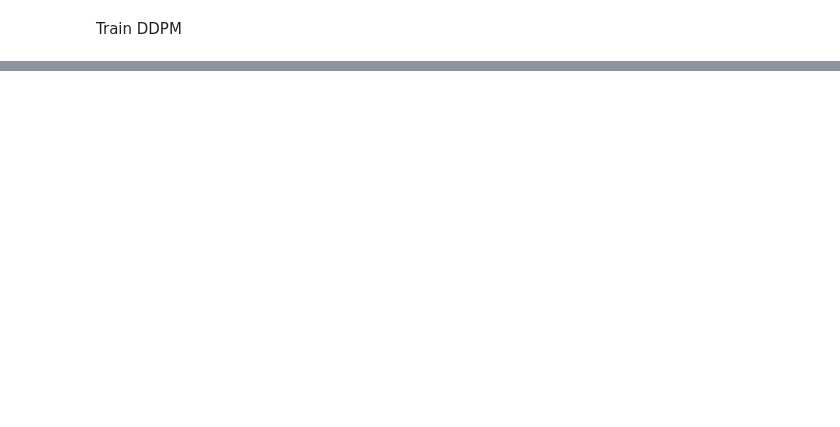
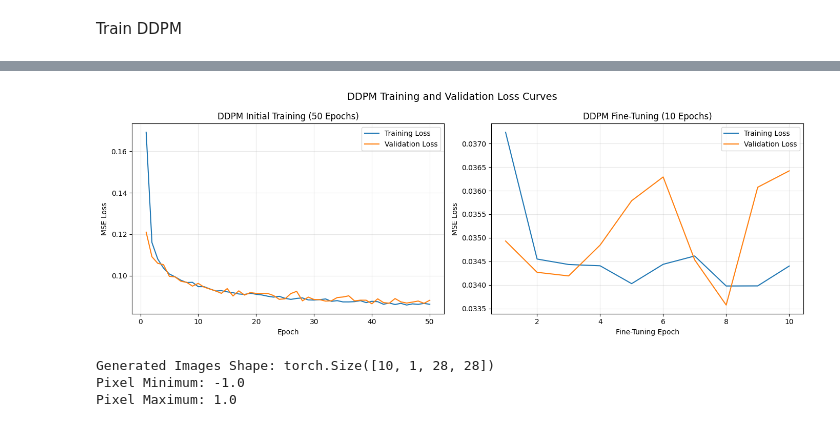
Before and after one commit to stargazingss/generative-models-comparison, a Jupyter notebook: notebooks/08_ddpm.ipynb, the cells around one changed output, grey strips where cells are left out. Saved outputs shown, nothing was run; the diff lists cells and outputs as text; code cells hidden in the pictures; blank space fills up the shorter version.

```diff
--- a/notebooks/08_ddpm.ipynb
+++ b/notebooks/08_ddpm.ipynb
@@ -532,0 +633,14 @@ for epoch in range(EPOCHS):
+# %%
+checkpoint = torch.load(
+    checkpoint_path,
+    map_location=device,
+    weights_only=False
+)
+
+unet.load_state_dict(checkpoint["model_state_dict"])
+unet.to(device)
+unet.eval()
+
+print("DDPM Model Loaded Successfully")
+print("Checkpoint Epoch:", checkpoint["epoch"])
+print("Model Device:", next(unet.parameters()).device)
@@ -532,0 +851,64 @@ for epoch in range(EPOCHS):
+# %%
+fig, axes = plt.subplots(1, 2, figsize=(14, 5))
+
+axes[0].plot(
+    range(1, len(train_losses) + 1),
+    train_losses,
+    label="Training Loss"
+)
+
+axes[0].plot(
+    range(1, len(val_losses) + 1),
+    val_losses,
+    label="Validation Loss"
+)
+
+axes[0].set_title("DDPM Initial Training (50 Epochs)")
+axes[0].set_xlabel("Epoch")
+axes[0].set_ylabel("MSE Loss")
+axes[0].legend()
+axes[0].grid(True, alpha=0.3)
+
+axes[1].plot(
+    range(1, len(fine_tune_train_losses) + 1),
+    fine_tune_train_losses,
+    label="Training Loss"
+)
+
+axes[1].plot(
+    range(1, len(fine_tune_val_losses) + 1),
+    fine_tune_val_losses,
+    label="Validation Loss"
+)
+
+axes[1].set_title("DDPM Fine-Tuning (10 Epochs)")
+axes[1].set_xlabel("Fine-Tuning Epoch")
+axes[1].set_ylabel("MSE Loss")
+axes[1].legend()
+axes[1].grid(True, alpha=0.3)
+
+plt.suptitle("DDPM Training and Validation Loss Curves", fontsize=14)
+plt.tight_layout()
+
+plt.savefig(
+    RESULTS_DIR / "ddpm_training_curves.png",
+    dpi=300,
+    bbox_inches="tight"
+)
+
+plt.show()
+# %% [output]
+[figure, added]
+# %%
+generated_images = reverse_diffusion(
+    unet,
+    num_samples=10
+)
+
+print("Generated Images Shape:", generated_images.shape)
+print("Pixel Minimum:", generated_images.min().item())
+print("Pixel Maximum:", generated_images.max().item())
+# %% [output]
+Generated Images Shape: torch.Size([10, 1, 28, 28])
+Pixel Minimum: -1.0
+Pixel Maximum: 1.0
```
Also changed, not shown: parts of 23 cells of this notebook, 2 other files.
